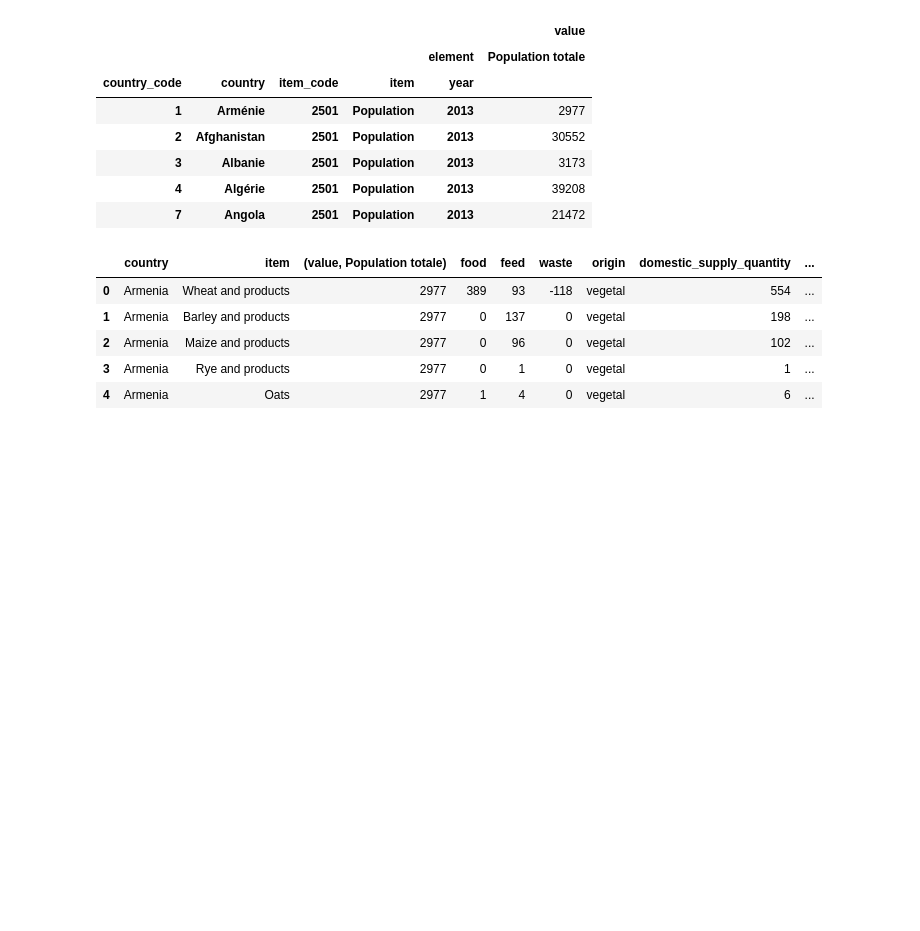
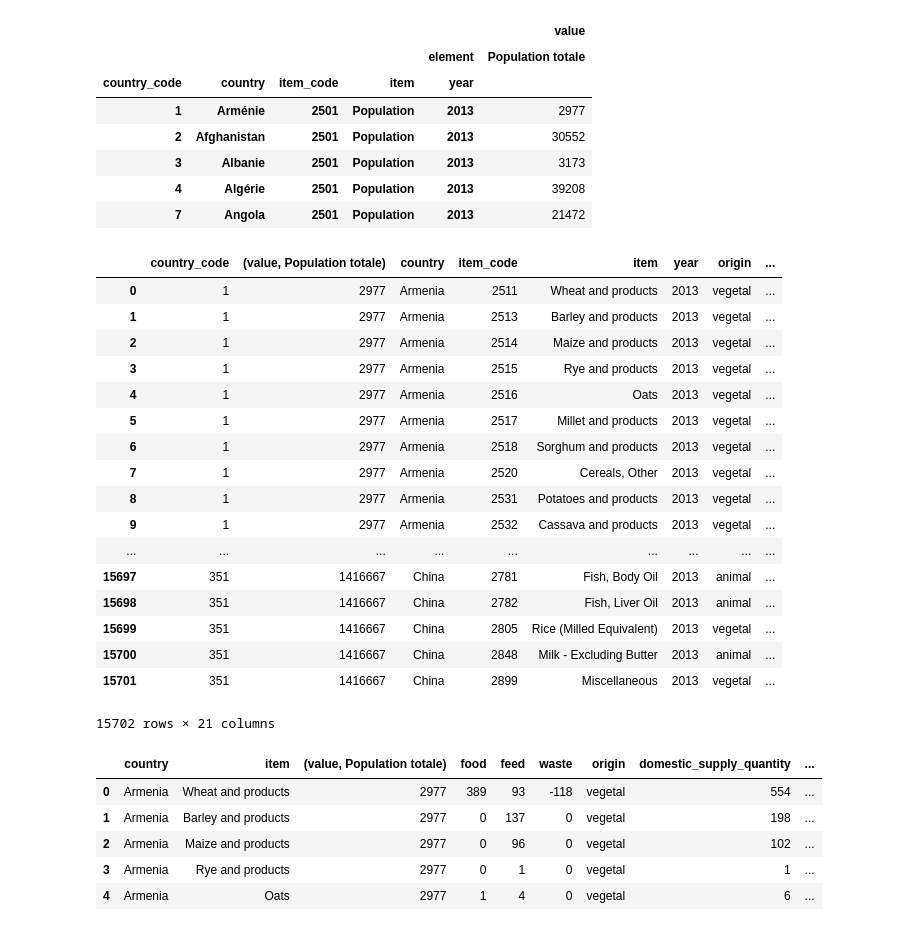
Before and after one commit to Sh4mSh4m/OCR_DA_proj3, a Jupyter notebook: projet3_fao.ipynb, the cells around one changed output. Saved outputs shown, nothing was run; the diff lists cells and outputs as text; code cells hidden in the pictures; blank space fills up the shorter version.

```diff
--- a/projet3_fao.ipynb
+++ b/projet3_fao.ipynb
@@ -207,4 +216,27 @@ population.head()
 | 3 | Albanie | 2501 | Population | 2013 | 3173 |
 | 4 | Algérie | 2501 | Population | 2013 | 39208 |
 | 7 | Angola | 2501 | Population | 2013 | 21472 |
+# %%
+# Merging tables on column 'country_code'
+df_tmp = pd.merge(population, food, on="country_code", left_index=True)
+df_tmp
+# %% [output]
+|  | country_code | (value, Population totale) | country | item_code | item | year | origin | ... |
+| 0 | 1 | 2977 | Armenia | 2511 | Wheat and products | 2013 | vegetal | ... |
+| 1 | 1 | 2977 | Armenia | 2513 | Barley and products | 2013 | vegetal | ... |
+| 2 | 1 | 2977 | Armenia | 2514 | Maize and products | 2013 | vegetal | ... |
+| 3 | 1 | 2977 | Armenia | 2515 | Rye and products | 2013 | vegetal | ... |
+| 4 | 1 | 2977 | Armenia | 2516 | Oats | 2013 | vegetal | ... |
+| 5 | 1 | 2977 | Armenia | 2517 | Millet and products | 2013 | vegetal | ... |
+| 6 | 1 | 2977 | Armenia | 2518 | Sorghum and products | 2013 | vegetal | ... |
+| 7 | 1 | 2977 | Armenia | 2520 | Cereals, Other | 2013 | vegetal | ... |
+| 8 | 1 | 2977 | Armenia | 2531 | Potatoes and products | 2013 | vegetal | ... |
+| 9 | 1 | 2977 | Armenia | 2532 | Cassava and products | 2013 | vegetal | ... |
+| ... | ... | ... | ... | ... | ... | ... | ... | ... |
+| 15697 | 351 | 1416667 | China | 2781 | Fish, Body Oil | 2013 | animal | ... |
+| 15698 | 351 | 1416667 | China | 2782 | Fish, Liver Oil | 2013 | animal | ... |
+| 15699 | 351 | 1416667 | China | 2805 | Rice (Milled Equivalent) | 2013 | vegetal | ... |
+| 15700 | 351 | 1416667 | China | 2848 | Milk - Excluding Butter | 2013 | animal | ... |
+| 15701 | 351 | 1416667 | China | 2899 | Miscellaneous | 2013 | vegetal | ... |
+15702 rows × 21 columns
 # %%
```
Also changed, not shown: parts of 41 cells of this notebook, 1 other file.
